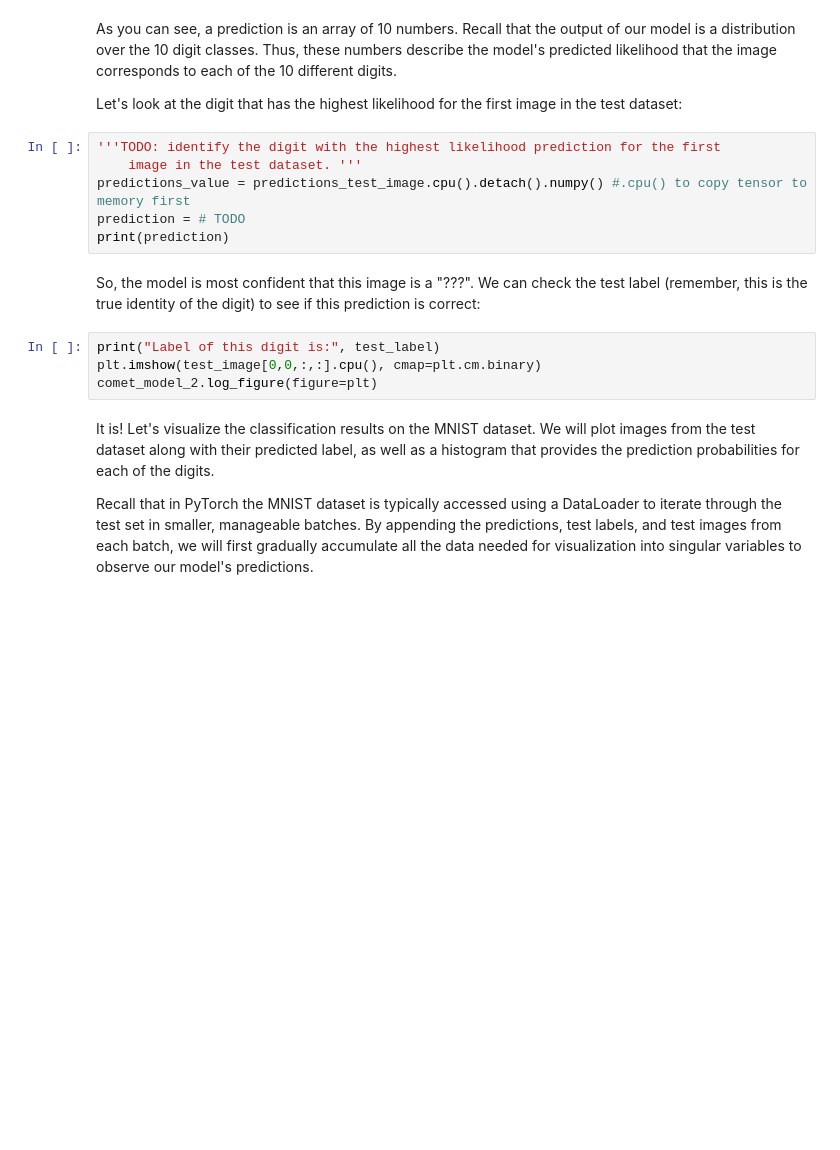
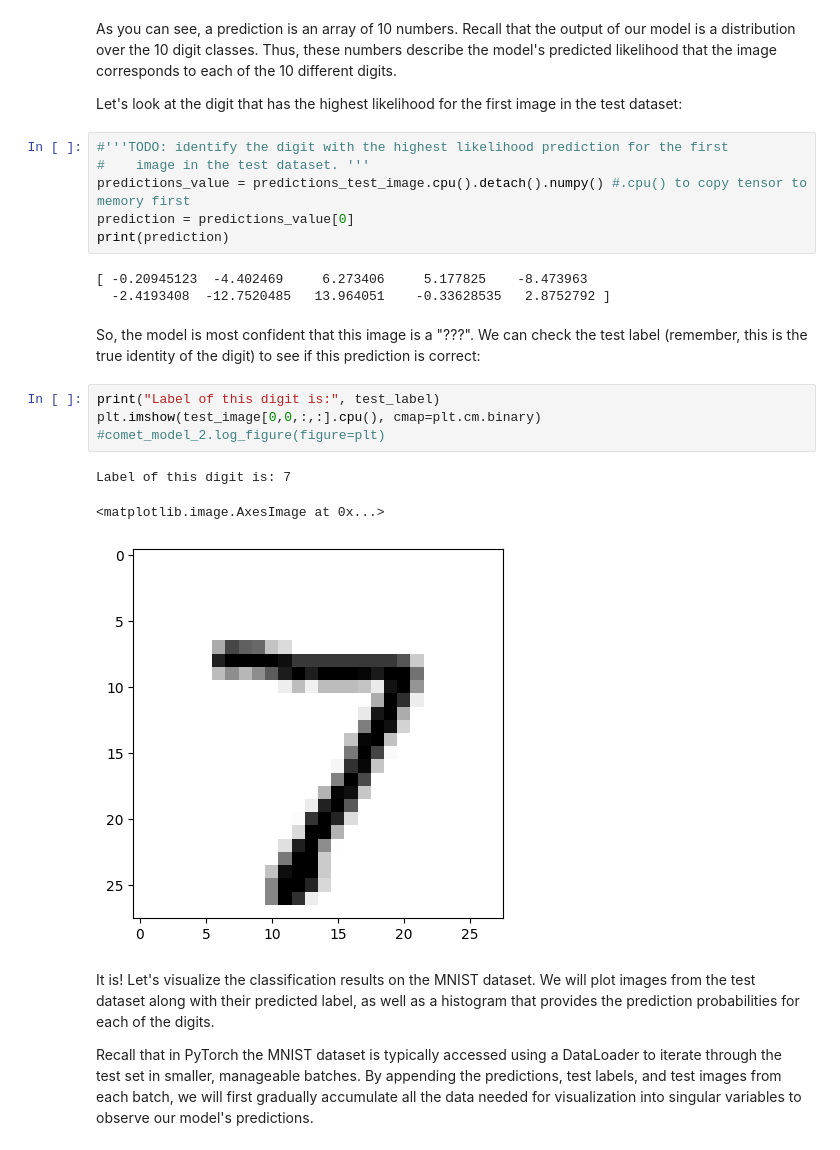
Before and after one commit to cliffordlin40212/Computer_Vision, a Jupyter notebook: Unit2/PT_Part1_MNIST.ipynb, the cells around one changed output. Drawn from its saved outputs; the diff is of its cells as text; blank space fills up the shorter version.

```diff
--- a/Unit2/PT_Part1_MNIST.ipynb
+++ b/Unit2/PT_Part1_MNIST.ipynb
@@ -488,17 +507,24 @@ As you can see, a prediction is an array of 10 numbers. Recall that the output o
 
 Let's look at the digit that has the highest likelihood for the first image in the test dataset:
 # %%
-'''TODO: identify the digit with the highest likelihood prediction for the first
-    image in the test dataset. '''
+#'''TODO: identify the digit with the highest likelihood prediction for the first
+#    image in the test dataset. '''
 predictions_value = predictions_test_image.cpu().detach().numpy() #.cpu() to copy tensor to memory first
-prediction = # TODO
+prediction = predictions_value[0]
 print(prediction)
+# %% [output]
+[ -0.20945123  -4.402469     6.273406     5.177825    -8.473963
+  -2.4193408  -12.7520485   13.964051    -0.33628535   2.8752792 ]
 # %% [markdown]
 So, the model is most confident that this image is a "???". We can check the test label (remember, this is the true identity of the digit) to see if this prediction is correct:
 # %%
 print("Label of this digit is:", test_label)
 plt.imshow(test_image[0,0,:,:].cpu(), cmap=plt.cm.binary)
-comet_model_2.log_figure(figure=plt)
+#comet_model_2.log_figure(figure=plt)
+# %% [output]
+Label of this digit is: 7
+<matplotlib.image.AxesImage at 0x...>
+[figure, added]
 # %% [markdown]
 It is! Let's visualize the classification results on the MNIST dataset. We will plot images from the test dataset along with their predicted label, as well as a histogram that provides the prediction probabilities for each of the digits.
 
```
Also changed, not shown: parts of 16 cells of this notebook.
